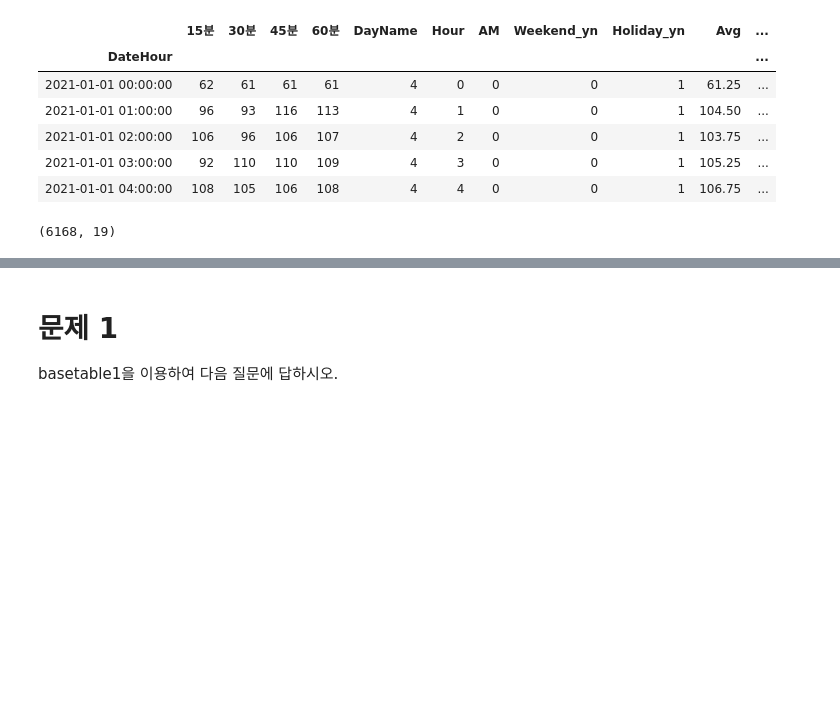
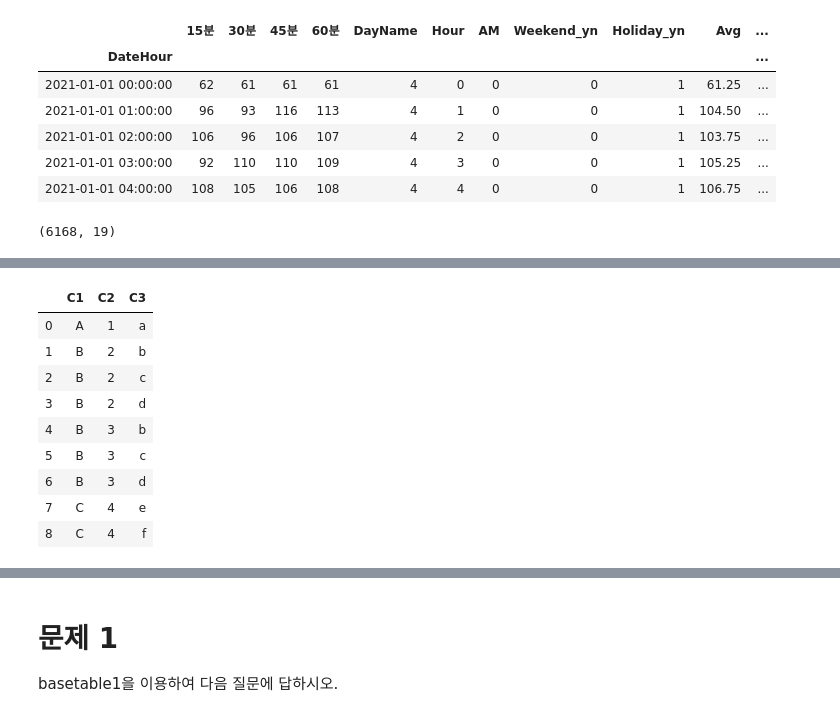
Before and after one commit to sunkusun9/DS_lv3_2509_1, a Jupyter notebook: sec_ds_lv3_prob3_prob.ipynb, the cells around one changed output, grey strips where cells are left out. Drawn from its saved outputs; the diff is of its cells as text; code cells hidden in the pictures; blank space fills up the shorter version.

```diff
--- a/sec_ds_lv3_prob3_prob.ipynb
+++ b/sec_ds_lv3_prob3_prob.ipynb
@@ -434,0 +508,2 @@ df2.join(df1.set_index('C1'), on = 'C1')
+# %%
+df1.set_index('C1').join(df2.set_index('C1'))
@@ -434,0 +535,2 @@ df2.join(df1.set_index('C1'), on = 'C1')
+# %%
+df2.set_index('C1').join(df1.set_index('C1'))
@@ -434,0 +549,13 @@ df2.join(df1.set_index('C1'), on = 'C1')
+# %%
+df1.merge(df2, left_on = 'C1', right_on = 'C1')
+# %% [output]
+|  | C1 | C2 | C3 |
+| 0 | A | 1 | a |
+| 1 | B | 2 | b |
+| 2 | B | 2 | c |
+| 3 | B | 2 | d |
+| 4 | B | 3 | b |
+| 5 | B | 3 | c |
+| 6 | B | 3 | d |
+| 7 | C | 4 | e |
+| 8 | C | 4 | f |
```
Also changed, not shown: parts of 65 cells of this notebook.
